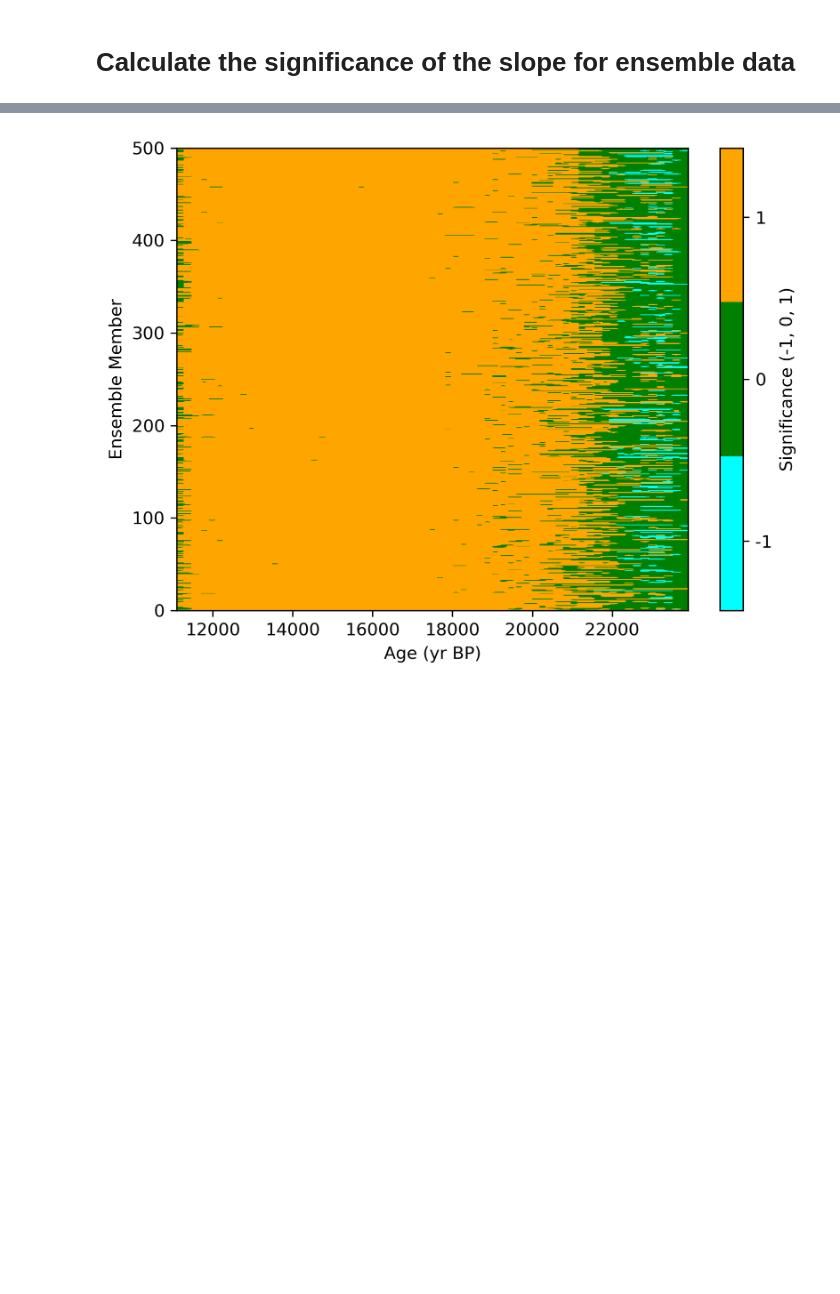
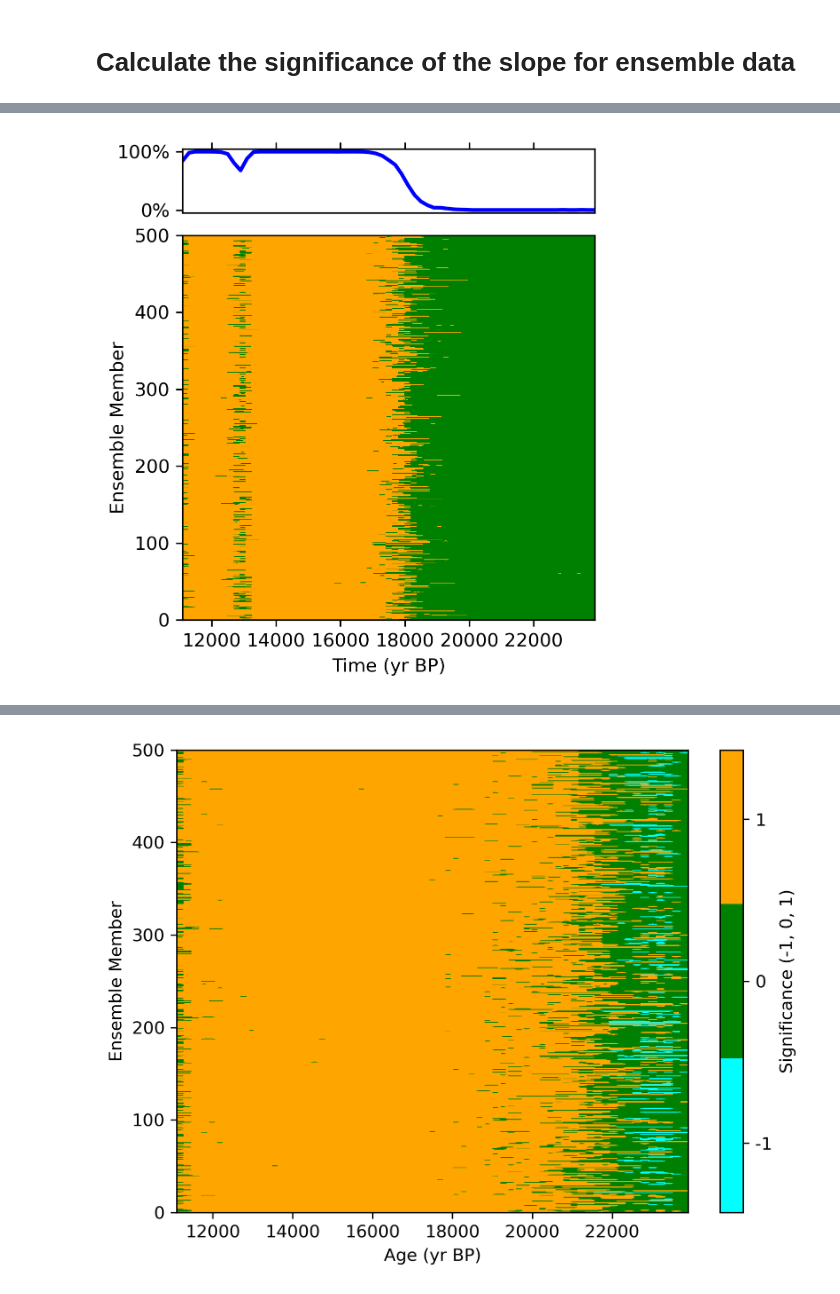
Before and after one commit to Peisong-Zheng/Last_deglaciation, a Jupyter notebook: SiZer.ipynb, the cells around one changed output, grey strips where cells are left out. Saved outputs shown, nothing was run; the diff lists cells and outputs as text; code cells hidden in the pictures; blank space fills up the shorter version.

```diff
--- a/SiZer.ipynb
+++ b/SiZer.ipynb
@@ -121,0 +338,17 @@ plt.show()
+# %%
+weighted_avg_curves_k = [curves[3] for curves in all_weighted_avg_curves]
+
+
+# loop through each data in weighted_avg_curves_k and calculate the mean between index 35 to 54 (correpsonding to 18100 to 21000 BP)
+for j in range(len(weighted_avg_curves_k)):
+    data=weighted_avg_curves_k[j]
+    data_18100_21000=np.mean(data[35:55])
+    data=data-data_18100_21000
+    weighted_avg_curves_k[j]=data
+
+
+sigmas = list(range(1, 20, 1))  # Sigma values for Gaussian smoothing
+significance_results = analyze_significance(weighted_avg_curves_k, sigmas)
+plot_significance_map_with_curve(significance_results, (time[0], time[-1]), len(weighted_avg_curves_k), figsize=(4, 4.6),if_colorbar=False)
+# %% [output]
+[figure, added]
```
Also changed, not shown: parts of 7 cells of this notebook.
